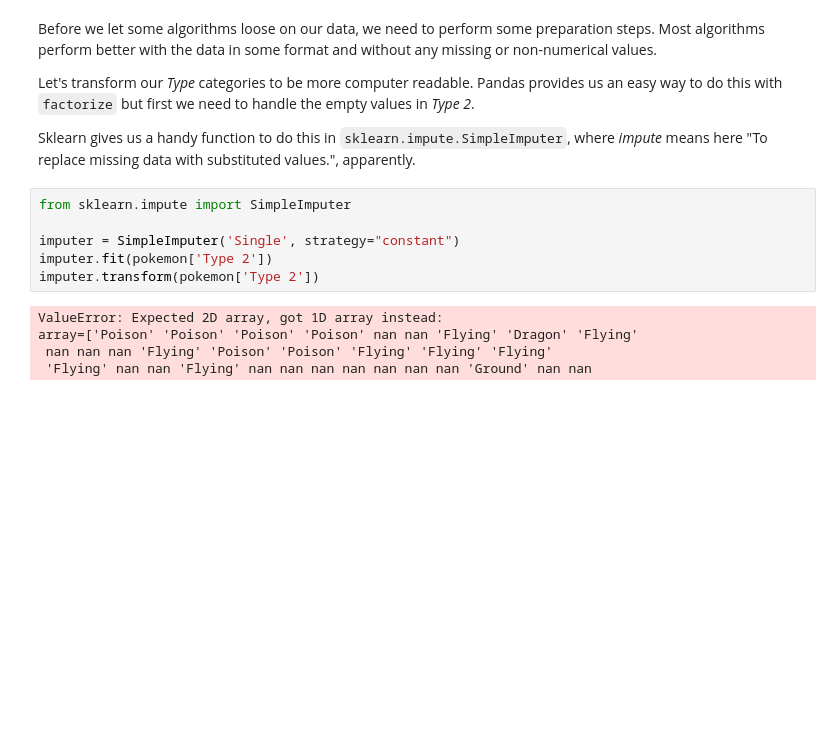
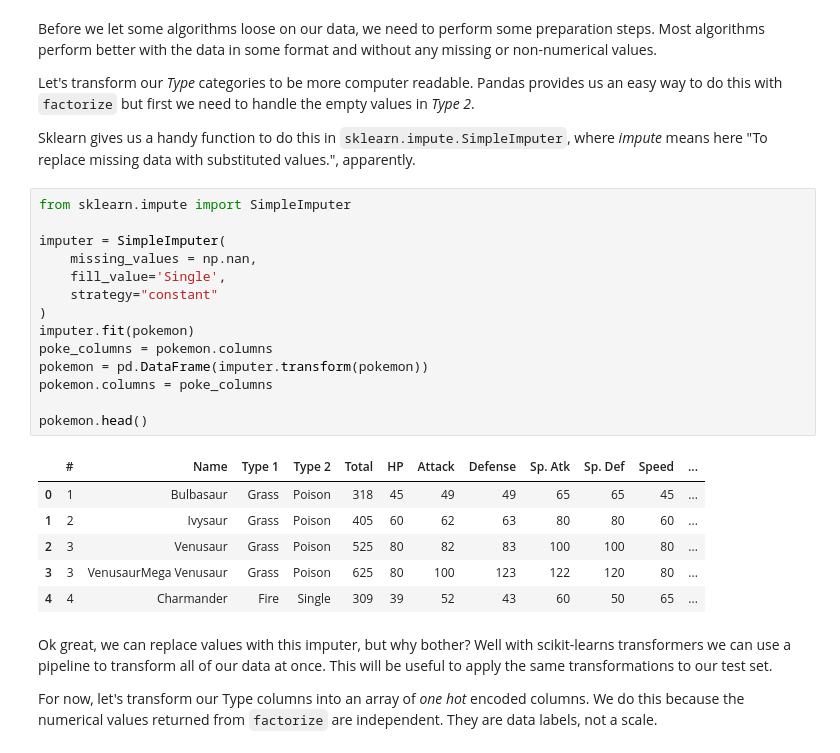
Before and after one commit to mattalexanderhill/animl, a Jupyter notebook: notebooks/pokemon.ipynb, the cells around one changed output. Saved outputs shown, nothing was run; the diff lists cells and outputs as text; blank space fills up the shorter version.

```diff
--- a/notebooks/pokemon.ipynb
+++ b/notebooks/pokemon.ipynb
@@ -228,11 +228,25 @@ Sklearn gives us a handy function to do this in `sklearn.impute.SimpleImputer`,
 # %%
 from sklearn.impute import SimpleImputer
 
-imputer = SimpleImputer('Single', strategy="constant")
-imputer.fit(pokemon['Type 2'])
-imputer.transform(pokemon['Type 2'])
+imputer = SimpleImputer(
+    missing_values = np.nan,
+    fill_value='Single',
+    strategy="constant"
+)
+imputer.fit(pokemon)
+poke_columns = pokemon.columns
+pokemon = pd.DataFrame(imputer.transform(pokemon))
+pokemon.columns = poke_columns
+
+pokemon.head()
 # %% [output]
-ValueError: Expected 2D array, got 1D array instead:
-array=['Poison' 'Poison' 'Poison' 'Poison' nan nan 'Flying' 'Dragon' 'Flying'
- nan nan nan 'Flying' 'Poison' 'Poison' 'Flying' 'Flying' 'Flying'
- 'Flying' nan nan 'Flying' nan nan nan nan nan nan nan 'Ground' nan nan
+|  | # | Name | Type 1 | Type 2 | Total | HP | Attack | Defense | Sp. Atk | Sp. Def | Speed | ... |
+| 0 | 1 | Bulbasaur | Grass | Poison | 318 | 45 | 49 | 49 | 65 | 65 | 45 | ... |
+| 1 | 2 | Ivysaur | Grass | Poison | 405 | 60 | 62 | 63 | 80 | 80 | 60 | ... |
+| 2 | 3 | Venusaur | Grass | Poison | 525 | 80 | 82 | 83 | 100 | 100 | 80 | ... |
+| 3 | 3 | VenusaurMega Venusaur | Grass | Poison | 625 | 80 | 100 | 123 | 122 | 120 | 80 | ... |
+| 4 | 4 | Charmander | Fire | Single | 309 | 39 | 52 | 43 | 60 | 50 | 65 | ... |
+# %% [markdown]
+Ok great, we can replace values with this imputer, but why bother? Well with scikit-learns transformers we can use a pipeline to transform all of our data at once. This will be useful to apply the same transformations to our test set.
+
+For now, let's transform our Type columns into an array of _one hot_ encoded columns. We do this because the numerical values returned from `factorize` are independent. They are data labels, not a scale.
```
Also changed, not shown: parts of 15 cells of this notebook, 3 other files.
